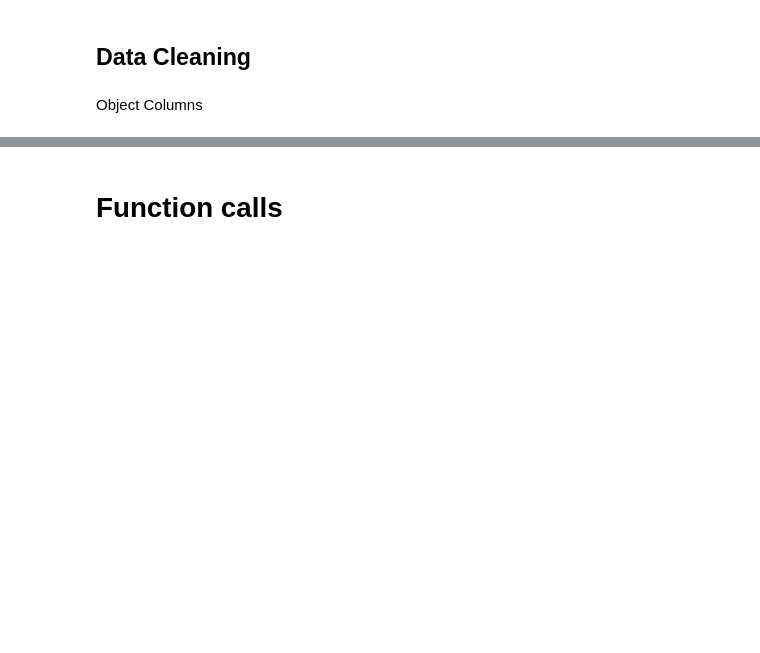
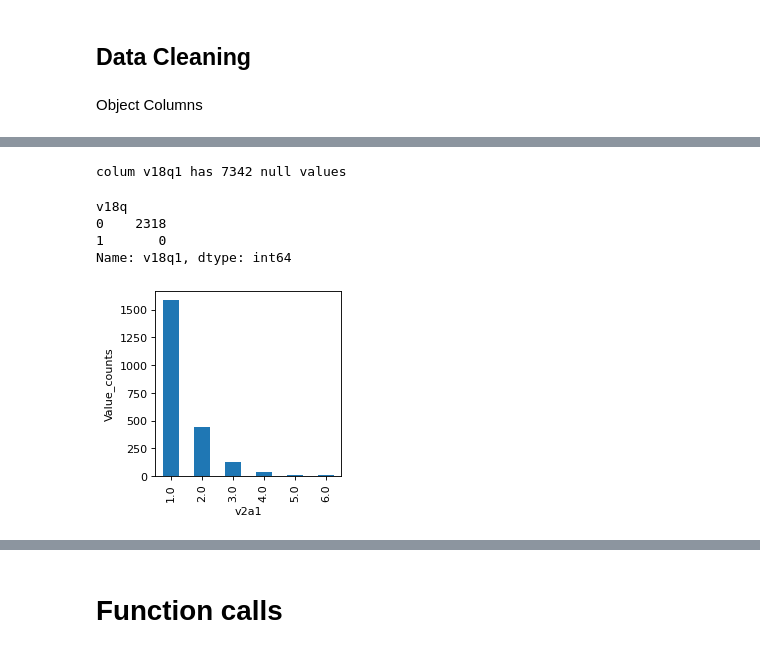
Before and after one commit to ashishsarkarmlops/assignment-2, a Jupyter notebook: Text preprocessing.ipynb, the cells around one changed output, grey strips where cells are left out. Drawn from its saved outputs; the diff is of its cells as text; code cells hidden in the pictures; blank space fills up the shorter version.

```diff
--- a/Text preprocessing.ipynb
+++ b/Text preprocessing.ipynb
@@ -316,0 +347,25 @@ income_train_df[object_columns].iloc[:,-3]=fix_column(income_train_df[object_col
+# %%
+print(f"colum {float_columns[1]} has {income_train_df[float_columns[1]].isnull().sum()} null values")
+#Lets look at v18q1 (total nulls: 7342) : number of tablets household owns
+#why the null values, Lets look at few rows with nulls in v18q1
+#Columns related to number of tablets household owns
+#v18q, owns a tablet
+#Since this is a household variable, it only makes sense to look at it on a household level
+#so we'll only select the rows for the head of household.
+# %% [output]
+colum v18q1 has 7342 null values
+# %%
+heads = income_train_df.loc[income_train_df['parentesco1'] == 1].copy()
+heads.groupby('v18q')['v18q1'].apply(lambda x: x.isnull().sum())
+# %% [output]
+v18q
+0    2318
+1       0
+Name: v18q1, dtype: int64
+# %%
+income_train_df[float_columns[1]].value_counts().sort_index().plot(kind='bar')
+plt.xlabel(float_columns[0])
+plt.ylabel('Value_counts')
+plt.show()
+# %% [output]
+[figure, added]
```
Also changed, not shown: parts of 27 cells of this notebook.
